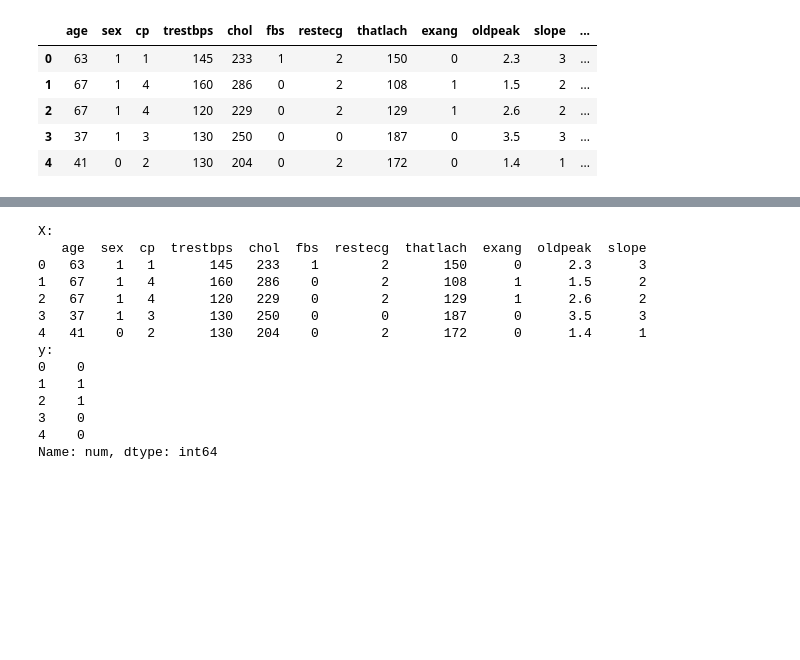
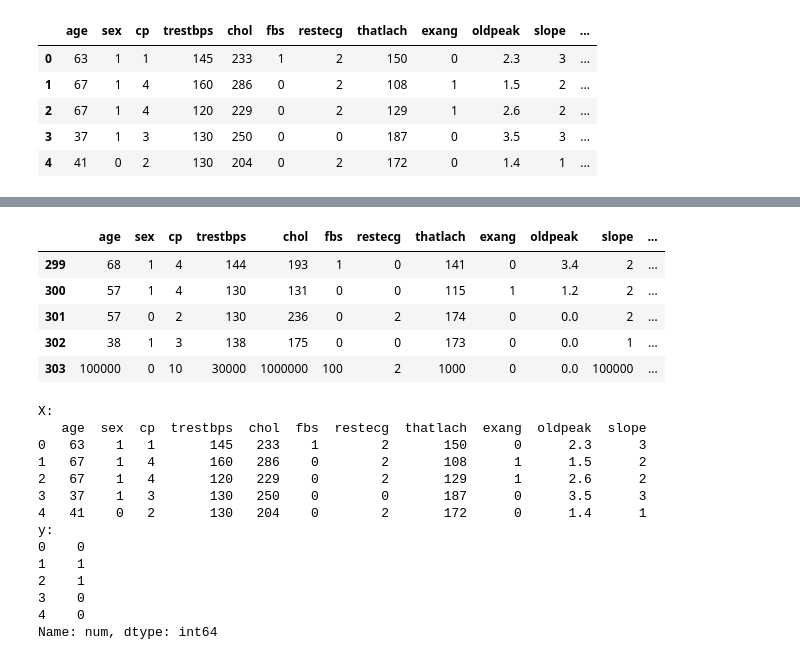
Before and after one commit to brianchandbound/ga-ds, a Jupyter notebook: 09_kmeans/09_01_roc_comp.ipynb, the cells around one changed output, grey strips where cells are left out. Saved outputs shown, nothing was run; the diff lists cells and outputs as text; code cells hidden in the pictures; blank space fills up the shorter version.

```diff
--- a/09_kmeans/09_01_roc_comp.ipynb
+++ b/09_kmeans/09_01_roc_comp.ipynb
@@ -86,9 +86,16 @@ data.ix[ data.num > 0, 'num'] = 1
 # %%
 ## OUTLIER BLOCK , SAVE FOR LATER
 
 #data.head()
-#data.loc[303] = pd.Series([100000,0,10,30000,1000000,100,2,1000,0,0,100000,1],index=data.columns)
-#data.tail()
+data.loc[303] = pd.Series([100000,0,10,30000,1000000,100,2,1000,0,0,100000,1],index=data.columns)
+data.tail()
+# %% [output]
+|  | age | sex | cp | trestbps | chol | fbs | restecg | thatlach | exang | oldpeak | slope | ... |
+| 299 | 68 | 1 | 4 | 144 | 193 | 1 | 0 | 141 | 0 | 3.4 | 2 | ... |
+| 300 | 57 | 1 | 4 | 130 | 131 | 0 | 0 | 115 | 1 | 1.2 | 2 | ... |
+| 301 | 57 | 0 | 2 | 130 | 236 | 0 | 2 | 174 | 0 | 0.0 | 2 | ... |
+| 302 | 38 | 1 | 3 | 138 | 175 | 0 | 0 | 173 | 0 | 0.0 | 1 | ... |
+| 303 | 100000 | 0 | 10 | 30000 | 1000000 | 100 | 2 | 1000 | 0 | 0.0 | 100000 | ... |
 # %%
 # Create our data
 X = data.ix[:,:-1]
```
Also changed, not shown: parts of 6 cells of this notebook, 3 other files.
